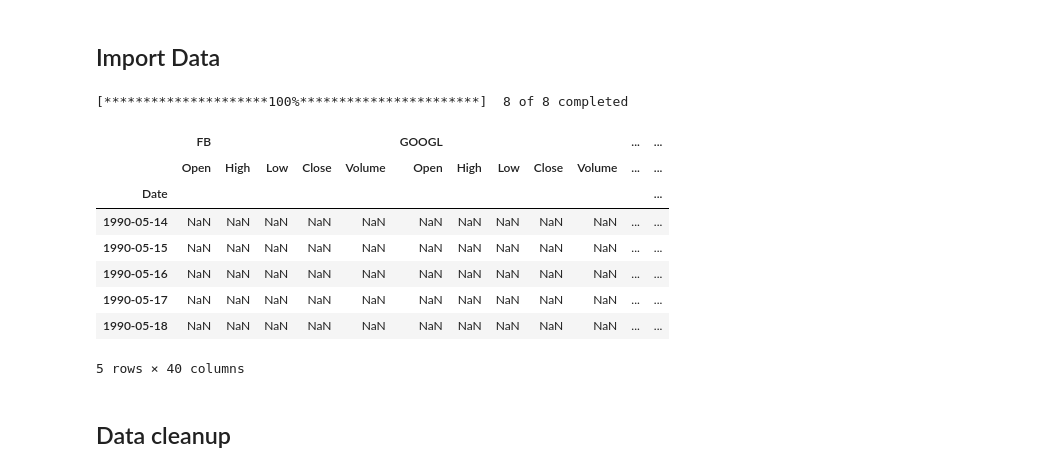
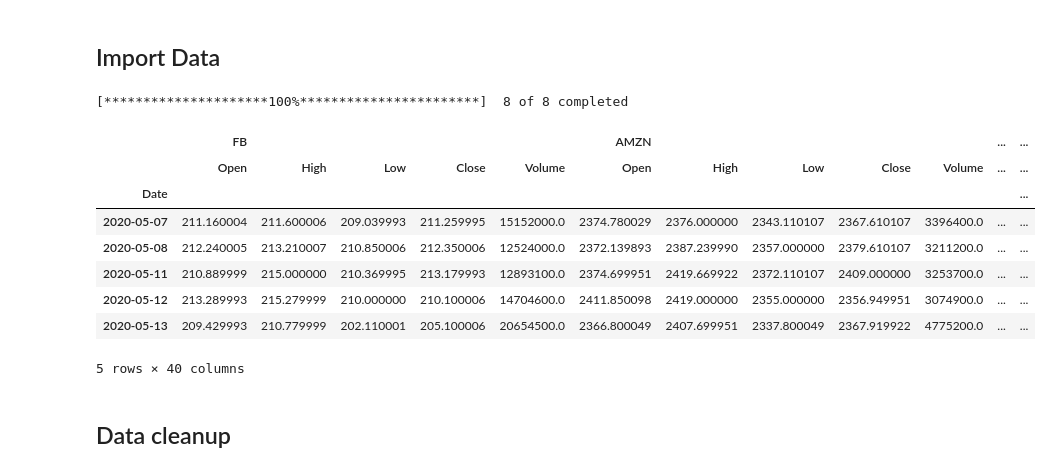
Before and after one commit to blueprint99/Fintech_Bcamp_Project1, a Jupyter notebook: project_01_master.ipynb, the cells around one changed output. Saved outputs shown, nothing was run; the diff lists cells and outputs as text; code cells hidden in the pictures.

```diff
--- a/project_01_master.ipynb
+++ b/project_01_master.ipynb
@@ -32,29 +32,29 @@ benchmark=["SPY"]
 # %%
 list_of_tickers=benchmark+user_portfolio_name
 
 data = yf.download(
         tickers = list_of_tickers,
         # valid periods: 1d,5d,1mo,3mo,6mo,1y,2y,5y,10y,ytd,max
         period = "30y",
         interval = "1d",
         group_by = 'ticker',
         # adjust all OHLC automatically, adjusted for stock splits
         auto_adjust = True,
         prepost = True,
         threads = True,
         proxy = None
     )
-data.head()
+data.tail()
 # %% [output]
 [*********************100%***********************]  8 of 8 completed
-|  | FB |  |  |  |  | GOOGL |  |  |  |  | ... | ... |
+|  | FB |  |  |  |  | AMZN |  |  |  |  | ... | ... |
 |  | Open | High | Low | Close | Volume | Open | High | Low | Close | Volume | ... | ... |
 | Date |  |  |  |  |  |  |  |  |  |  |  | ... |
-| 1990-05-14 | NaN | NaN | NaN | NaN | NaN | NaN | NaN | NaN | NaN | NaN | ... | ... |
-| 1990-05-15 | NaN | NaN | NaN | NaN | NaN | NaN | NaN | NaN | NaN | NaN | ... | ... |
-| 1990-05-16 | NaN | NaN | NaN | NaN | NaN | NaN | NaN | NaN | NaN | NaN | ... | ... |
-| 1990-05-17 | NaN | NaN | NaN | NaN | NaN | NaN | NaN | NaN | NaN | NaN | ... | ... |
-| 1990-05-18 | NaN | NaN | NaN | NaN | NaN | NaN | NaN | NaN | NaN | NaN | ... | ... |
+| 2020-05-07 | 211.160004 | 211.600006 | 209.039993 | 211.259995 | 15152000.0 | 2374.780029 | 2376.000000 | 2343.110107 | 2367.610107 | 3396400.0 | ... | ... |
+| 2020-05-08 | 212.240005 | 213.210007 | 210.850006 | 212.350006 | 12524000.0 | 2372.139893 | 2387.239990 | 2357.000000 | 2379.610107 | 3211200.0 | ... | ... |
+| 2020-05-11 | 210.889999 | 215.000000 | 210.369995 | 213.179993 | 12893100.0 | 2374.699951 | 2419.669922 | 2372.110107 | 2409.000000 | 3253700.0 | ... | ... |
+| 2020-05-12 | 213.289993 | 215.279999 | 210.000000 | 210.100006 | 14704600.0 | 2411.850098 | 2419.000000 | 2355.000000 | 2356.949951 | 3074900.0 | ... | ... |
+| 2020-05-13 | 209.429993 | 210.779999 | 202.110001 | 205.100006 | 20654500.0 | 2366.800049 | 2407.699951 | 2337.800049 | 2367.919922 | 4775200.0 | ... | ... |
 5 rows × 40 columns
 # %% [markdown]
 ## Data cleanup
```
Also changed, not shown: parts of 15 cells of this notebook, 2 other files.
